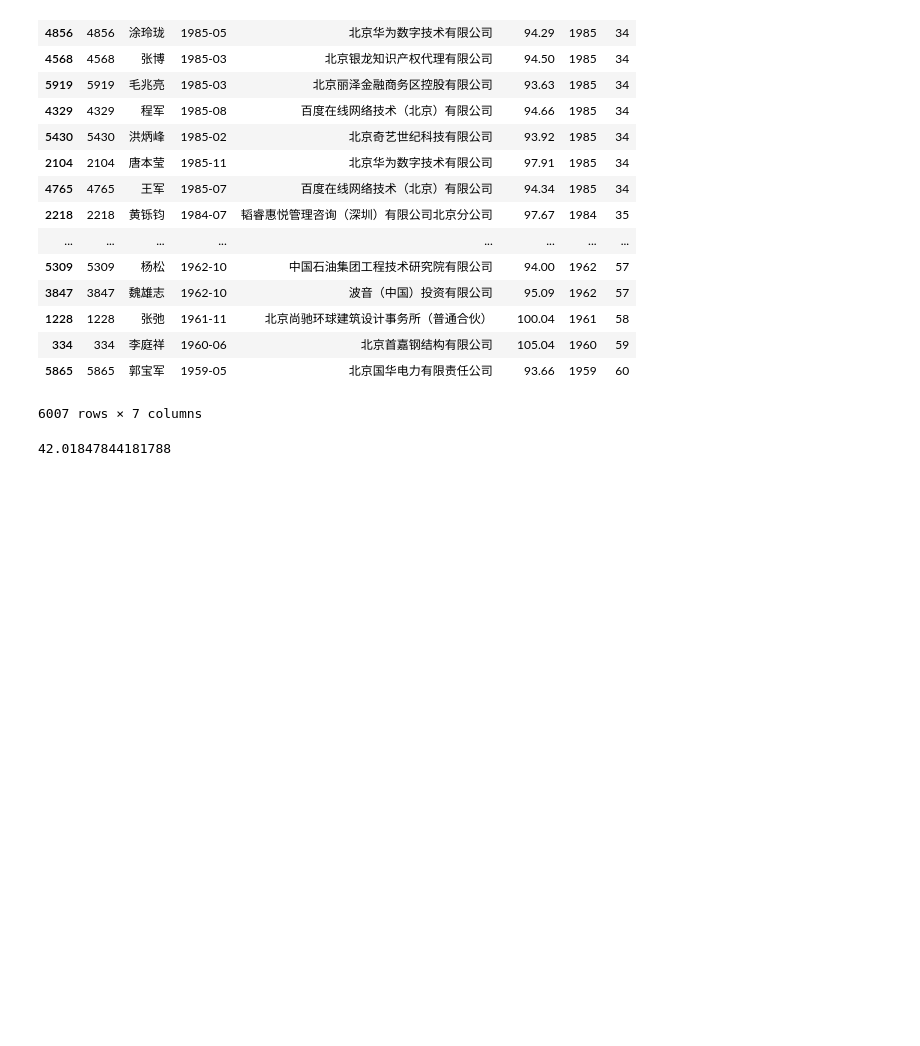
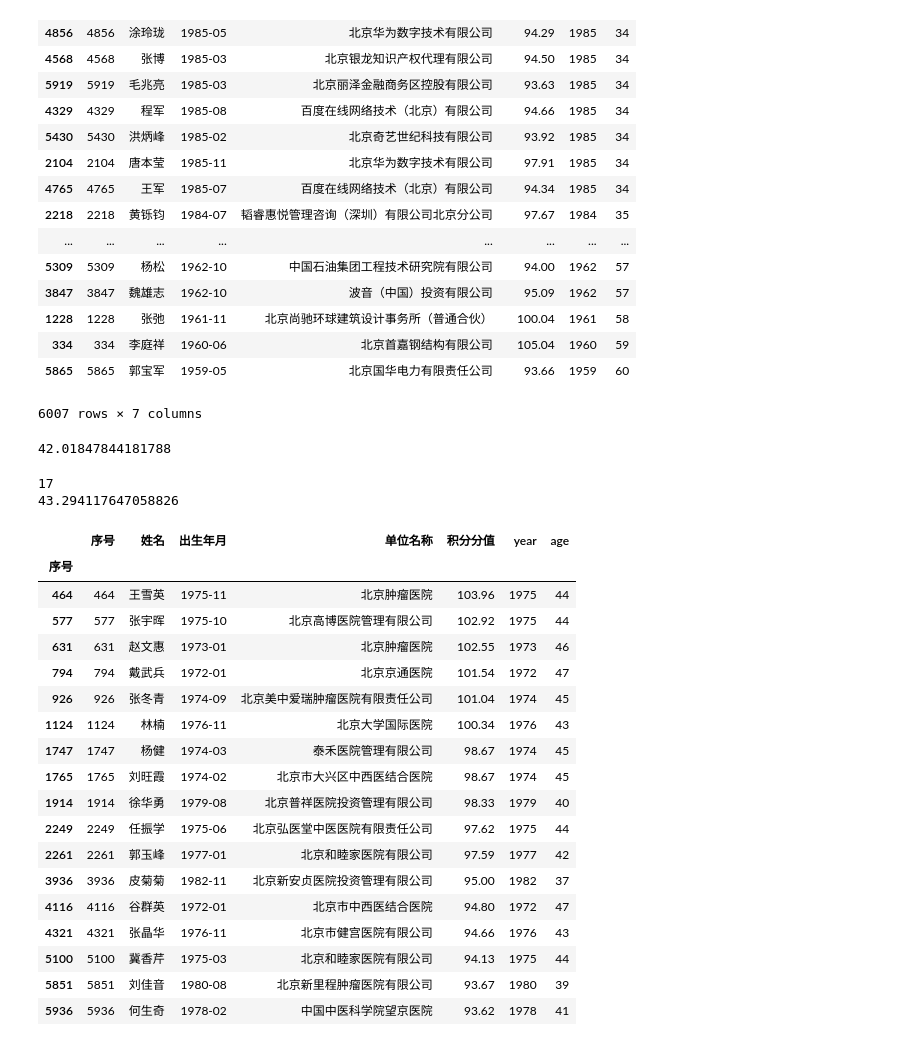
Before and after one commit to BerSerK/BeiJingLuoHu, a Jupyter notebook: 落户分析.ipynb, the cells around one changed output. Saved outputs shown, nothing was run; the diff lists cells and outputs as text; code cells hidden in the pictures; blank space fills up the shorter version.

```diff
--- a/落户分析.ipynb
+++ b/落户分析.ipynb
@@ -140,3 +140,30 @@ df.sort_values('age')
 df['age'].mean()
 # %% [output]
 42.01847844181788
+# %%
+yiyuan= df.loc[df['单位名称'].str.contains('医院')]
+print(len(yiyuan))
+print(yiyuan['age'].mean())
+display(yiyuan)
+# %% [output]
+17
+43.294117647058826
+|  | 序号 | 姓名 | 出生年月 | 单位名称 | 积分分值 | year | age |
+| 序号 |  |  |  |  |  |  |  |
+| 464 | 464 | 王雪英 | 1975-11 | 北京肿瘤医院 | 103.96 | 1975 | 44 |
+| 577 | 577 | 张宇晖 | 1975-10 | 北京高博医院管理有限公司 | 102.92 | 1975 | 44 |
+| 631 | 631 | 赵文惠 | 1973-01 | 北京肿瘤医院 | 102.55 | 1973 | 46 |
+| 794 | 794 | 戴武兵 | 1972-01 | 北京京通医院 | 101.54 | 1972 | 47 |
+| 926 | 926 | 张冬青 | 1974-09 | 北京美中爱瑞肿瘤医院有限责任公司 | 101.04 | 1974 | 45 |
+| 1124 | 1124 | 林楠 | 1976-11 | 北京大学国际医院 | 100.34 | 1976 | 43 |
+| 1747 | 1747 | 杨健 | 1974-03 | 泰禾医院管理有限公司 | 98.67 | 1974 | 45 |
+| 1765 | 1765 | 刘旺霞 | 1974-02 | 北京市大兴区中西医结合医院 | 98.67 | 1974 | 45 |
+| 1914 | 1914 | 徐华勇 | 1979-08 | 北京普祥医院投资管理有限公司 | 98.33 | 1979 | 40 |
+| 2249 | 2249 | 任振学 | 1975-06 | 北京弘医堂中医医院有限责任公司 | 97.62 | 1975 | 44 |
+| 2261 | 2261 | 郭玉峰 | 1977-01 | 北京和睦家医院有限公司 | 97.59 | 1977 | 42 |
+| 3936 | 3936 | 皮菊菊 | 1982-11 | 北京新安贞医院投资管理有限公司 | 95.00 | 1982 | 37 |
+| 4116 | 4116 | 谷群英 | 1972-01 | 北京市中西医结合医院 | 94.80 | 1972 | 47 |
+| 4321 | 4321 | 张晶华 | 1976-11 | 北京市健宫医院有限公司 | 94.66 | 1976 | 43 |
+| 5100 | 5100 | 冀香芹 | 1975-03 | 北京和睦家医院有限公司 | 94.13 | 1975 | 44 |
+| 5851 | 5851 | 刘佳音 | 1980-08 | 北京新里程肿瘤医院有限公司 | 93.67 | 1980 | 39 |
+| 5936 | 5936 | 何生奇 | 1978-02 | 中国中医科学院望京医院 | 93.62 | 1978 | 41 |
```
